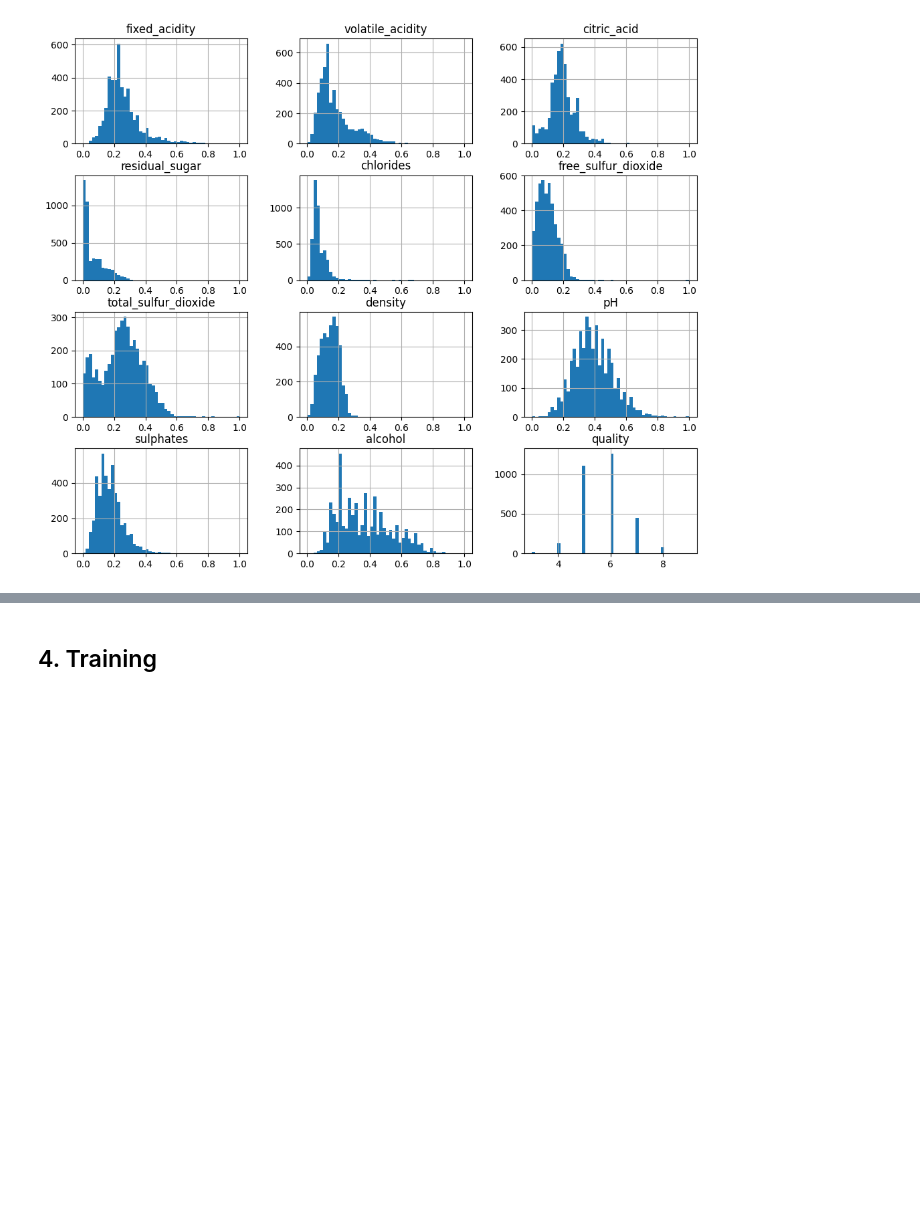
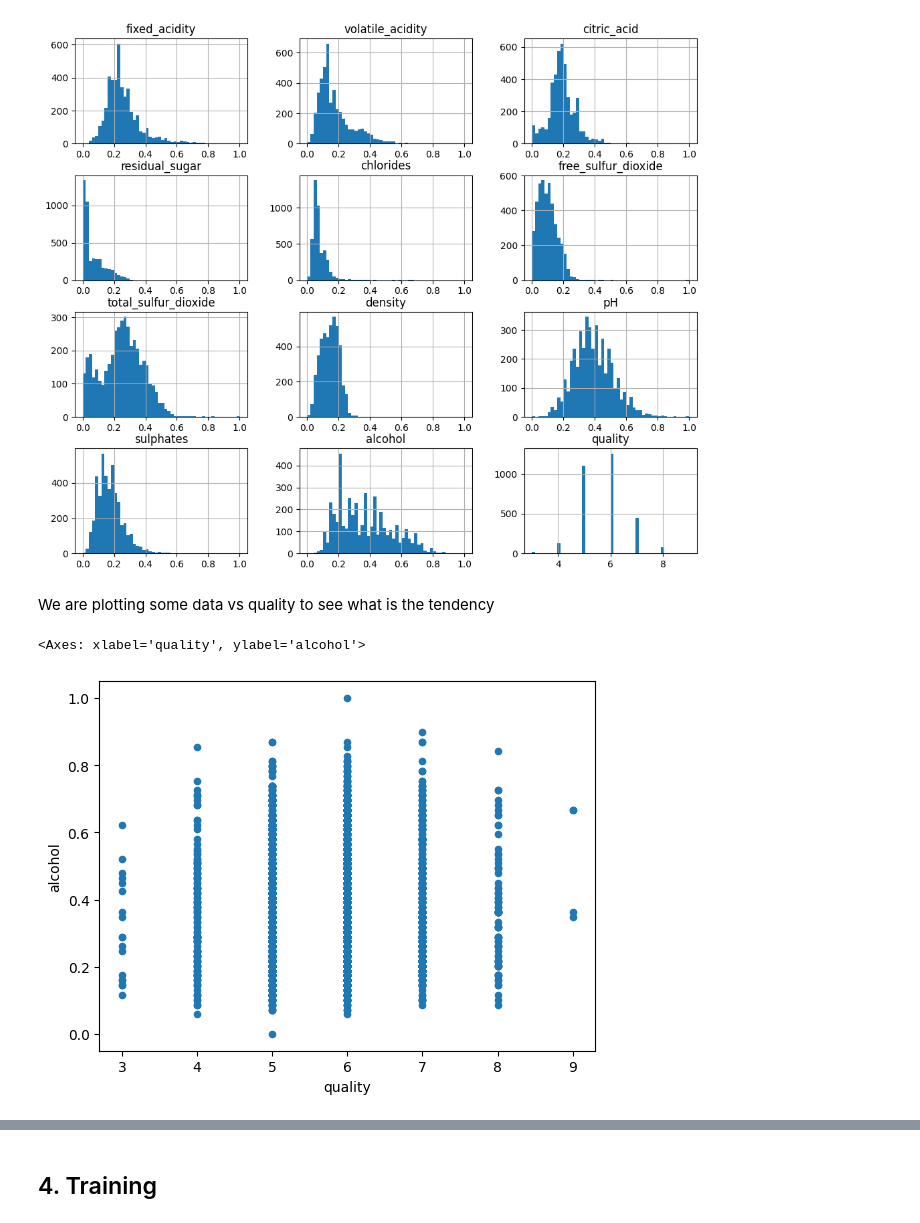
Before and after one commit to alapena/wine-tasters-AAF, a Jupyter notebook: The-Project/The-Project.ipynb, the cells around one changed output, grey strips where cells are left out. Saved outputs shown, nothing was run; the diff lists cells and outputs as text; code cells hidden in the pictures; blank space fills up the shorter version.

Commit message:
Added some correlation plots

```diff
--- a/The-Project/The-Project.ipynb
+++ b/The-Project/The-Project.ipynb
@@ -239,3 +239,10 @@ train_normalized.hist(bins=50, figsize=(12, 10))
 plt.show()
 # %% [output]
 [figure]
+# %% [markdown]
+We are plotting some data vs quality to see what is the tendency
+# %%
+train_normalized.plot.scatter(x='quality', y='alcohol')
+# %% [output]
+<Axes: xlabel='quality', ylabel='alcohol'>
+[figure, added]
```
Also changed, not shown: parts of 3 cells of this notebook.
